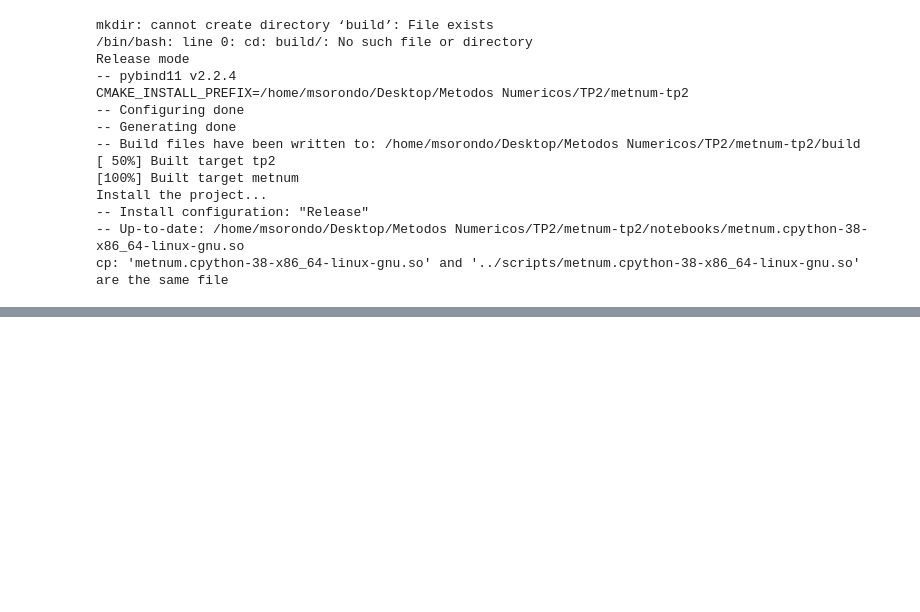
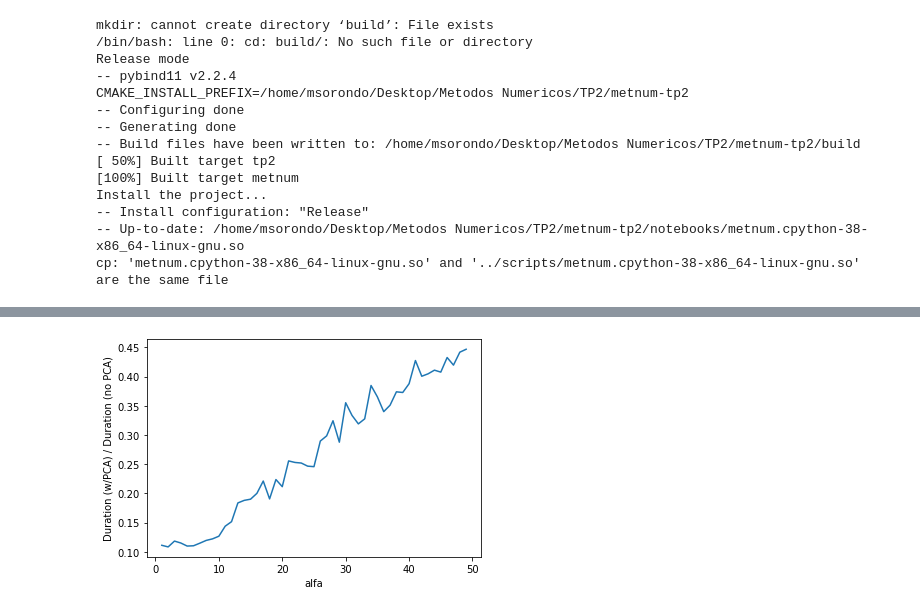
Before and after one commit to pdbruno/metnum-tp2, a Jupyter notebook: scripts/mejorAlfa.ipynb, the cells around one changed output, grey strips where cells are left out. Cells and saved outputs as stored; diff of their text form; code cells hidden in the pictures; blank space fills up the shorter version.

```diff
--- a/scripts/mejorAlfa.ipynb
+++ b/scripts/mejorAlfa.ipynb
@@ -101,0 +109,17 @@ df_comparacion.columns = ["Con PCA","Sin PCA"]
+# %%
+start = time.process_time()
+clf_noPCA = metnum.KNNClassifier(3)
+clf_noPCA.fit(X_train,y_train)
+res = clf_noPCA.predict(X_val)
+
+end = time.process_time()
+# %%
+performance = pd.Series(performance)
+noPCA_performance = end-start
+plt.figure()
+plt.xlabel("alfa")
+plt.ylabel("Duration (w/PCA) / Duration (no PCA)")
+plt.plot(range(1,50,1),abs(performance/noPCA_performance))
+plt.savefig("./graphics/performanceByAlpha.jpg")
+# %% [output]
+[figure, added]
```
Also changed, not shown: parts of 3 cells of this notebook.
